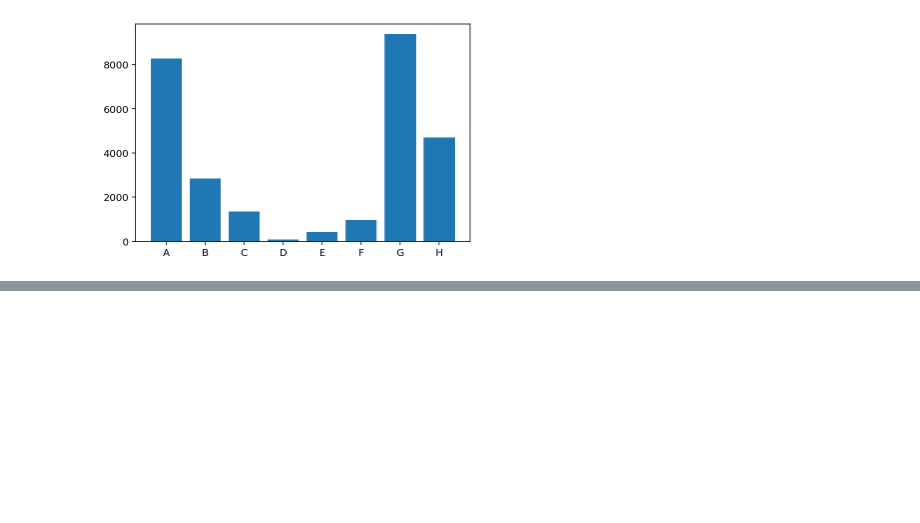
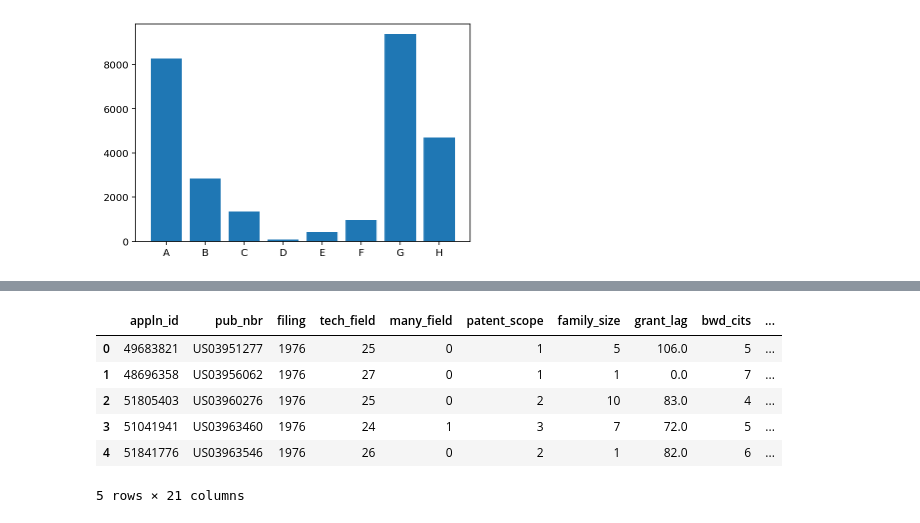
Before and after one commit to gregbellan/MODS208, a Jupyter notebook: Data_description_patents.ipynb, the cells around one changed output, grey strips where cells are left out. Cells and saved outputs as stored; diff of their text form; code cells hidden in the pictures; blank space fills up the shorter version.

```diff
--- a/Data_description_patents.ipynb
+++ b/Data_description_patents.ipynb
@@ -158,0 +190,12 @@ FileNotFoundError: [Errno 2] No such file or directory: '../oecd_quality_usp_to_
+# %%
+quality_indicators = pd.read_csv('../oecd_quality_uspto_jan20.csv')
+# %%
+quality_indicators.head()
+# %% [output]
+|  | appln_id | pub_nbr | filing | tech_field | many_field | patent_scope | family_size | grant_lag | bwd_cits | ... |
+| 0 | 49683821 | US03951277 | 1976 | 25 | 0 | 1 | 5 | 106.0 | 5 | ... |
+| 1 | 48696358 | US03956062 | 1976 | 27 | 0 | 1 | 1 | 0.0 | 7 | ... |
+| 2 | 51805403 | US03960276 | 1976 | 25 | 0 | 2 | 10 | 83.0 | 4 | ... |
+| 3 | 51041941 | US03963460 | 1976 | 24 | 1 | 3 | 7 | 72.0 | 5 | ... |
+| 4 | 51841776 | US03963546 | 1976 | 26 | 0 | 2 | 1 | 82.0 | 6 | ... |
+5 rows × 21 columns
```
Also changed, not shown: parts of 13 cells of this notebook, 1 other file.
